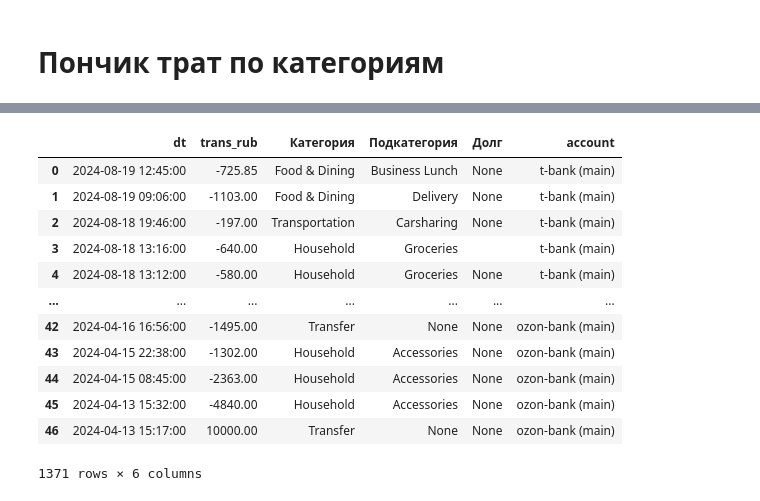
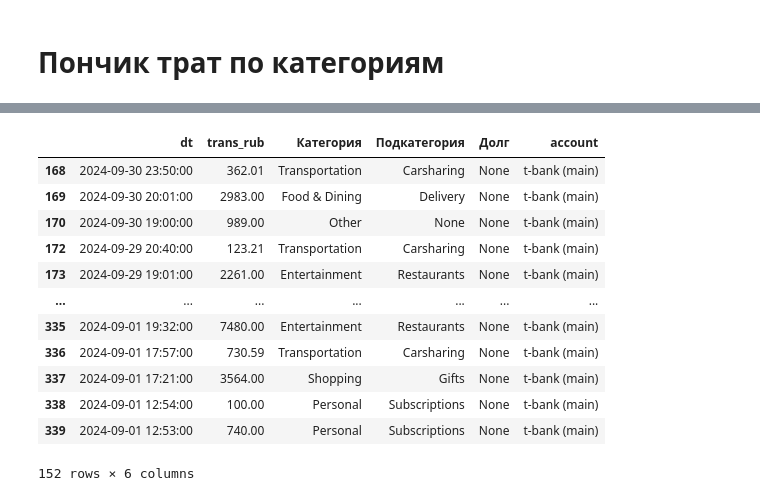
Before and after one commit to pnkrtm/finman, a Jupyter notebook: notebooks/dasboards.ipynb, the cells around one changed output, grey strips where cells are left out. Drawn from its saved outputs; the diff is of its cells as text; code cells hidden in the pictures.

```diff
--- a/notebooks/dasboards.ipynb
+++ b/notebooks/dasboards.ipynb
@@ -112,0 +142,2 @@ trans_df['trans_rub'] = pd.to_numeric(trans_df['trans_rub'])
+# %%
+trans_df_debt_free = pd.concat((trans_df_debt, trans_df_no_debt))
@@ -143,6 +177,6 @@ months_dict
 # %% [markdown]
 # Пончик трат по категориям
 # %%
-month = 8
+month = 9
 # %%
 df_vis = exp_df.loc[exp_df['dt'].dt.month == month]
@@ -392,3 +375,19 @@ You should consider upgrading via the '/Users/apenkin/opt/anaconda3/bin/python -
+# %%
+df_vis
+# %% [output]
+|  | dt | trans_rub | Категория | Подкатегория | Долг | account |
+| 168 | 2024-09-30 23:50:00 | 362.01 | Transportation | Carsharing | None | t-bank (main) |
+| 169 | 2024-09-30 20:01:00 | 2983.00 | Food & Dining | Delivery | None | t-bank (main) |
+| 170 | 2024-09-30 19:00:00 | 989.00 | Other | None | None | t-bank (main) |
+| 172 | 2024-09-29 20:40:00 | 123.21 | Transportation | Carsharing | None | t-bank (main) |
+| 173 | 2024-09-29 19:01:00 | 2261.00 | Entertainment | Restaurants | None | t-bank (main) |
+| ... | ... | ... | ... | ... | ... | ... |
+| 335 | 2024-09-01 19:32:00 | 7480.00 | Entertainment | Restaurants | None | t-bank (main) |
+| 336 | 2024-09-01 17:57:00 | 730.59 | Transportation | Carsharing | None | t-bank (main) |
+| 337 | 2024-09-01 17:21:00 | 3564.00 | Shopping | Gifts | None | t-bank (main) |
+| 338 | 2024-09-01 12:54:00 | 100.00 | Personal | Subscriptions | None | t-bank (main) |
+| 339 | 2024-09-01 12:53:00 | 740.00 | Personal | Subscriptions | None | t-bank (main) |
+152 rows × 6 columns
 # %%
 import plotly.express as px
 
@@ -402,19 +401,3 @@ df_vis_2 = df_vis.loc[df_vis['Подкатегория'] != "Mortgage/Rent"]
 
 fig = px.pie(df_vis_2, values='trans_rub', names='Категория', title=f'Всего трат за {months_dict[month]}: {df_vis_2["trans_rub"].sum()}')
 fig.show()
-# %%
-trans_df
-# %% [output]
-|  | dt | trans_rub | Категория | Подкатегория | Долг | account |
-| 0 | 2024-08-19 12:45:00 | -725.85 | Food & Dining | Business Lunch | None | t-bank (main) |
-| 1 | 2024-08-19 09:06:00 | -1103.00 | Food & Dining | Delivery | None | t-bank (main) |
-| 2 | 2024-08-18 19:46:00 | -197.00 | Transportation | Carsharing | None | t-bank (main) |
-| 3 | 2024-08-18 13:16:00 | -640.00 | Household | Groceries |  | t-bank (main) |
-| 4 | 2024-08-18 13:12:00 | -580.00 | Household | Groceries | None | t-bank (main) |
-| ... | ... | ... | ... | ... | ... | ... |
-| 42 | 2024-04-16 16:56:00 | -1495.00 | Transfer | None | None | ozon-bank (main) |
-| 43 | 2024-04-15 22:38:00 | -1302.00 | Household | Accessories | None | ozon-bank (main) |
-| 44 | 2024-04-15 08:45:00 | -2363.00 | Household | Accessories | None | ozon-bank (main) |
-| 45 | 2024-04-13 15:32:00 | -4840.00 | Household | Accessories | None | ozon-bank (main) |
-| 46 | 2024-04-13 15:17:00 | 10000.00 | Transfer | None | None | ozon-bank (main) |
-1371 rows × 6 columns
```
Also changed, not shown: parts of 19 cells of this notebook, 3 other files.
